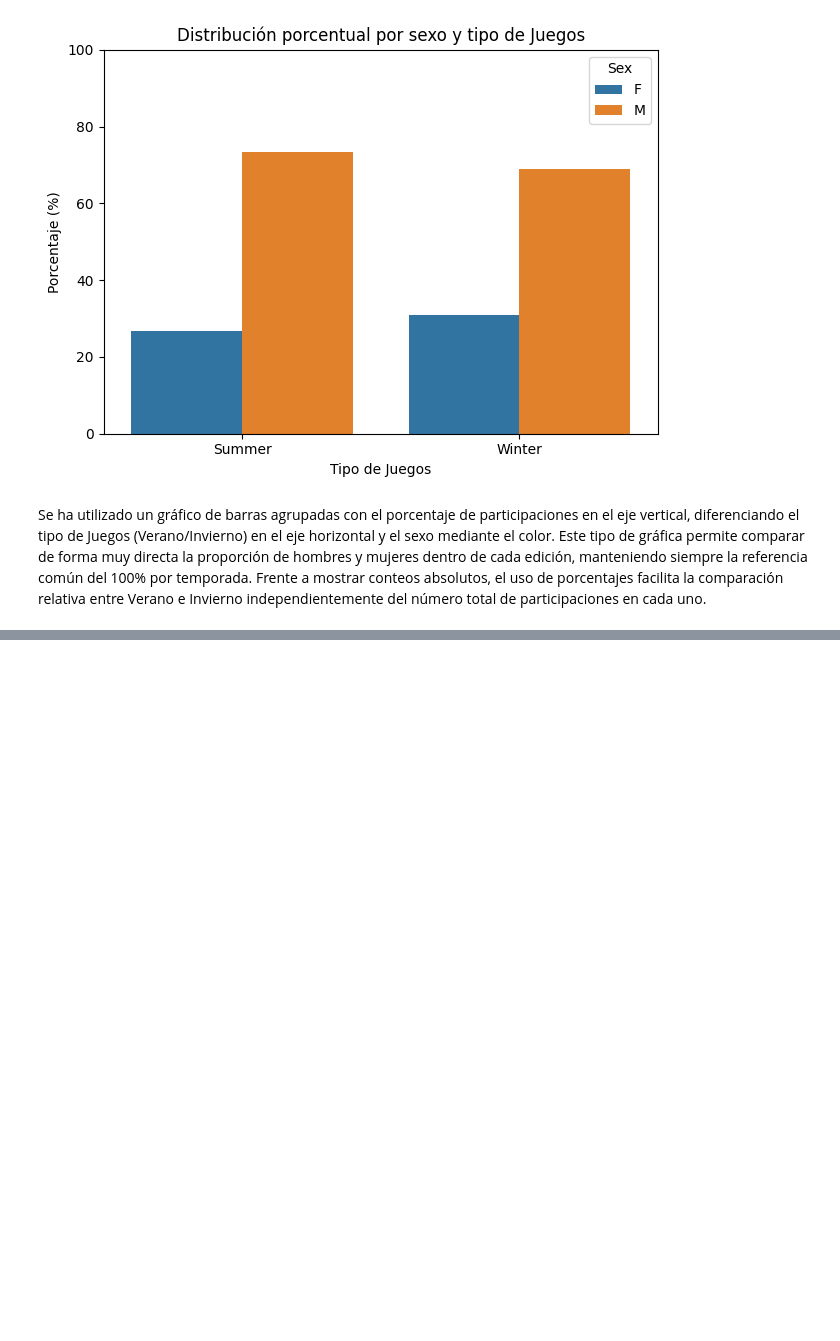
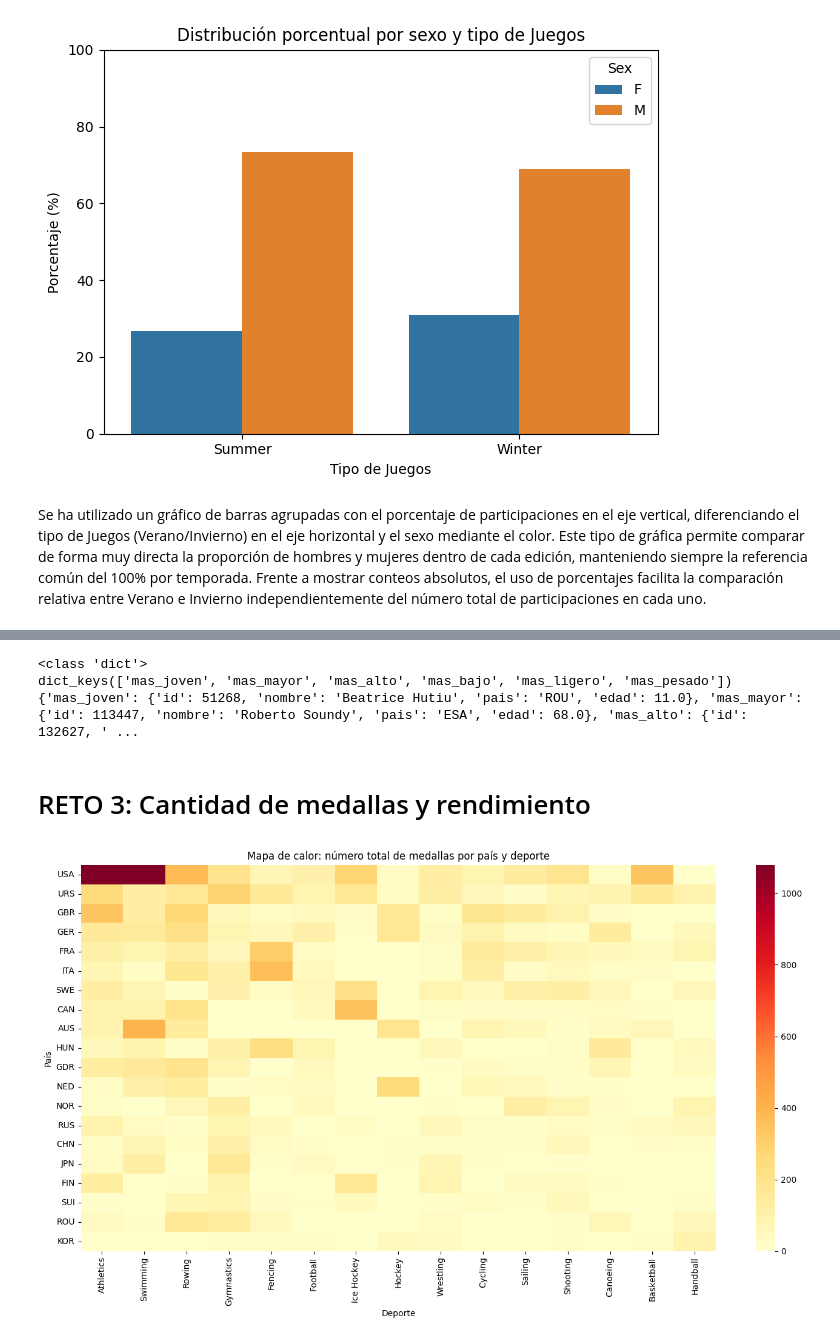
Before and after one commit to juanfrantomas/python-jjoo, a Jupyter notebook: retoPython.ipynb, the cells around one changed output, grey strips where cells are left out. Saved outputs shown, nothing was run; the diff lists cells and outputs as text; code cells hidden in the pictures; blank space fills up the shorter version.

Commit message:
Reto 2 y Reto 3

```diff
--- a/retoPython.ipynb
+++ b/retoPython.ipynb
@@ -234,0 +377,48 @@ Se ha utilizado un gráfico de barras agrupadas con el porcentaje de participaci
+# %%
+res = extremos_atletas(df_atletas)
+print(type(res))
+print(res.keys())
+
+res = extremos_atletas(df_atletas)
+print(res)
+# %% [output]
+<class 'dict'>
+dict_keys(['mas_joven', 'mas_mayor', 'mas_alto', 'mas_bajo', 'mas_ligero', 'mas_pesado'])
+{'mas_joven': {'id': 51268, 'nombre': 'Beatrice Hutiu', 'pais': 'ROU', 'edad': 11.0}, 'mas_mayor': {'id': 113447, 'nombre': 'Roberto Soundy', 'pais': 'ESA', 'edad': 68.0}, 'mas_alto': {'id': 132627, ' ...
+# %% [markdown]
+# RETO 3: Cantidad de medallas y rendimiento
+# %%
+df_med = df_JJOO[df_JJOO['Medal'].isin(['Gold', 'Silver', 'Bronze'])]
+
+# 2) Tabla país × deporte con nº total de medallas
+tabla_pais_deporte = (
+    df_med
+    .groupby(['NOC', 'Sport'])
+    .size()
+    .reset_index(name='Medallas')
+)
+
+# 3) Pivot para el heatmap
+heatmap_data = tabla_pais_deporte.pivot(
+    index='NOC',
+    columns='Sport',
+    values='Medallas'
+).fillna(0)
+
+# (Opcional pero recomendable) limitar a países/deportes más relevantes
+# para que el heatmap sea legible
+top_paises = heatmap_data.sum(axis=1).sort_values(ascending=False).head(20).index
+top_deportes = heatmap_data.sum(axis=0).sort_values(ascending=False).head(15).index
+
+heatmap_data = heatmap_data.loc[top_paises, top_deportes]
+
+# 4) Heatmap
+plt.figure(figsize=(14, 8))
+sns.heatmap(heatmap_data, cmap='YlOrRd')
+plt.title('Mapa de calor: número total de medallas por país y deporte')
+plt.xlabel('Deporte')
+plt.ylabel('País')
+plt.tight_layout()
+plt.show()
+# %% [output]
+[figure, added]
```
Also changed, not shown: parts of 12 cells of this notebook.
